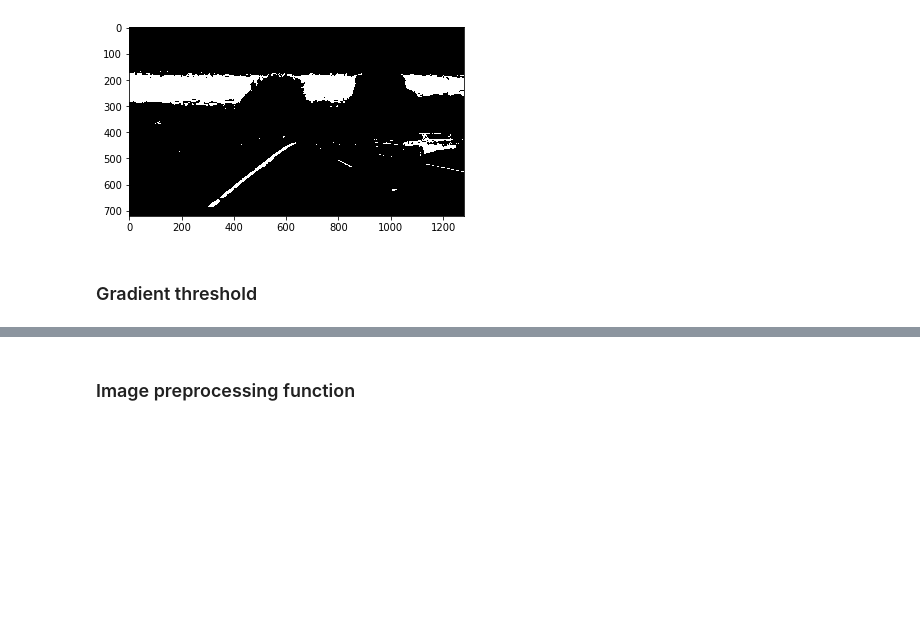
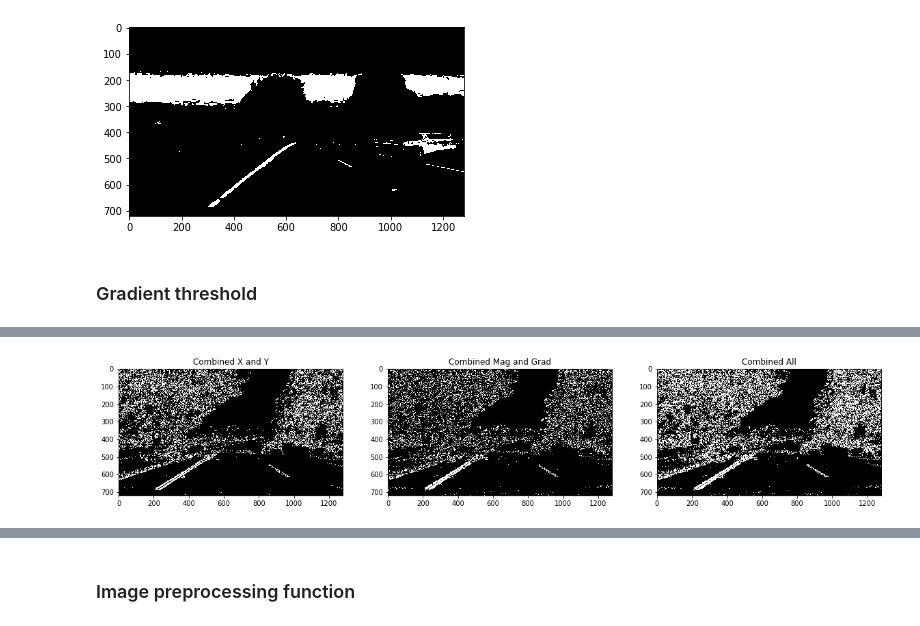
Before and after one commit to rummanwaqar/CarND-Advanced-Lane-Lines, a Jupyter notebook: Advance Lane Finding.ipynb, the cells around one changed output, grey strips where cells are left out. Cells and saved outputs as stored; diff of their text form; code cells hidden in the pictures; blank space fills up the shorter version.

```diff
--- a/Advance Lane Finding.ipynb
+++ b/Advance Lane Finding.ipynb
@@ -189,0 +287,24 @@ plt.savefig(os.path.join(output_folder, 'combined_mask.jpg'))
+# %%
+combined_xy = np.zeros_like(grad_dir)
+combined_xy[(grad_x == 1) & (grad_y == 1)] = 1
+
+combined_mag_dir = np.zeros_like(grad_dir)
+combined_mag_dir[(grad_mag == 1) & (grad_dir == 1)] = 1
+
+combined = np.zeros_like(combined_xy)
+combined[(combined_xy == 1) | (combined_mag_dir == 1)] = 1
+
+plt.figure(figsize=(20,10))
+plt.subplot(131)
+plt.title('Combined X and Y')
+plt.imshow(combined_xy, cmap='gray')
+plt.subplot(132)
+plt.title('Combined Mag and Grad')
+plt.imshow(combined_mag_dir, cmap='gray')
+plt.subplot(133)
+plt.title('Combined All')
+plt.imshow(combined, cmap='gray')
+# plt.savefig(os.path.join(output_folder, 'grad_mask_combined.jpg'))
+plt.show()
+# %% [output]
+[figure, added]
```
Also changed, not shown: parts of 17 cells of this notebook, 13 other files.
